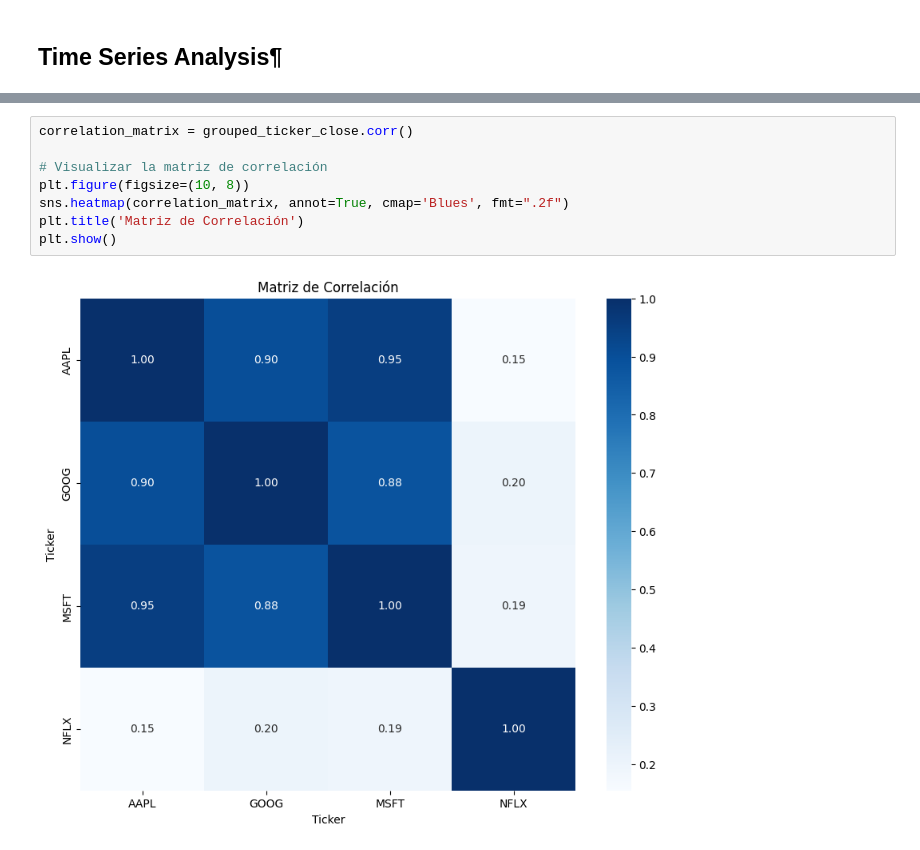
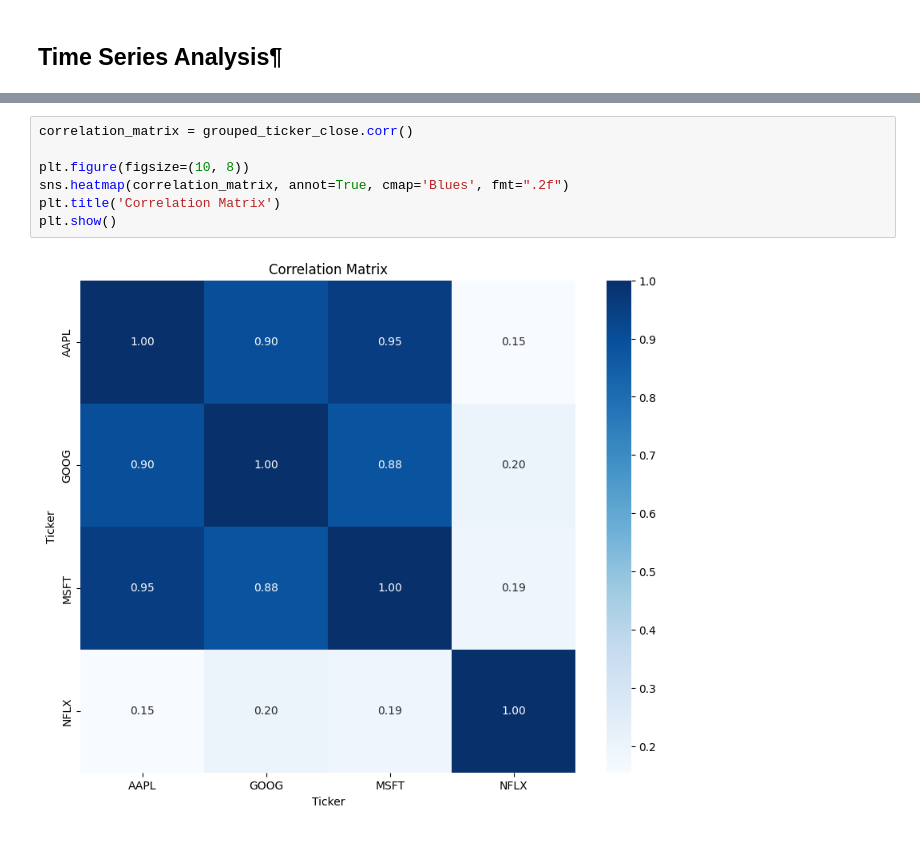
Before and after one commit to valec3/DATA-SCIENCE-PROJECTS, a Jupyter notebook: stock-market-analysis.ipynb, the cells around one changed output, grey strips where cells are left out. Drawn from its saved outputs; the diff is of its cells as text.

```diff
--- a/stock-market-analysis.ipynb
+++ b/stock-market-analysis.ipynb
@@ -158,10 +159,9 @@ plt.show()
 # %%
 correlation_matrix = grouped_ticker_close.corr()
 
-# Visualizar la matriz de correlación
 plt.figure(figsize=(10, 8))
 sns.heatmap(correlation_matrix, annot=True, cmap='Blues', fmt=".2f")
-plt.title('Matriz de Correlación')
+plt.title('Correlation Matrix')
 plt.show()
 # %% [output]
-[figure, old version]
+[figure, new version]
```
Also changed, not shown: parts of 30 cells of this notebook.
